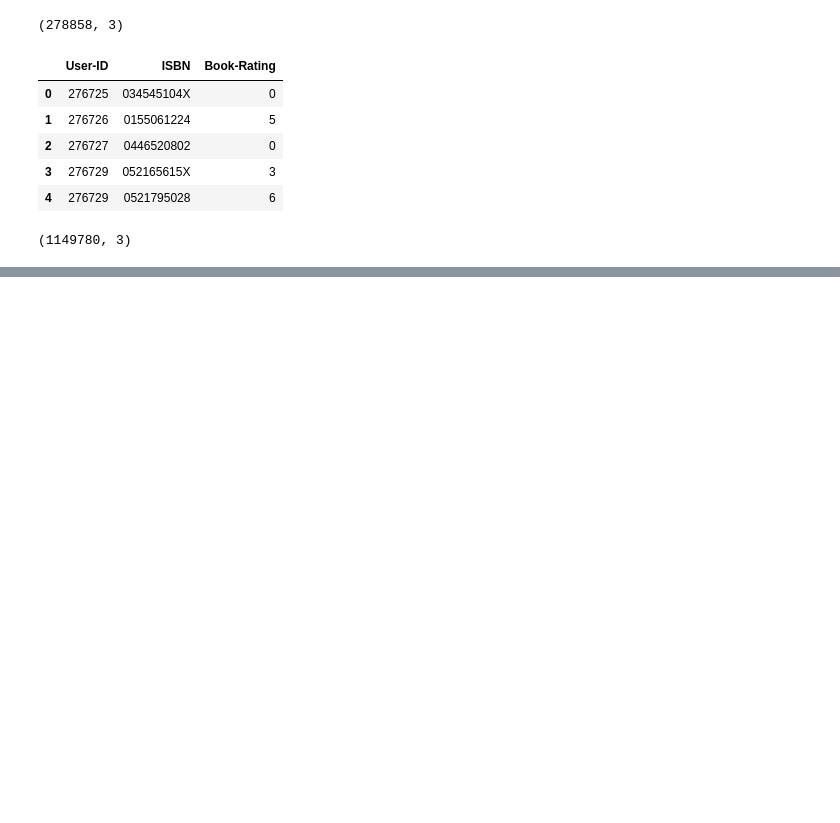
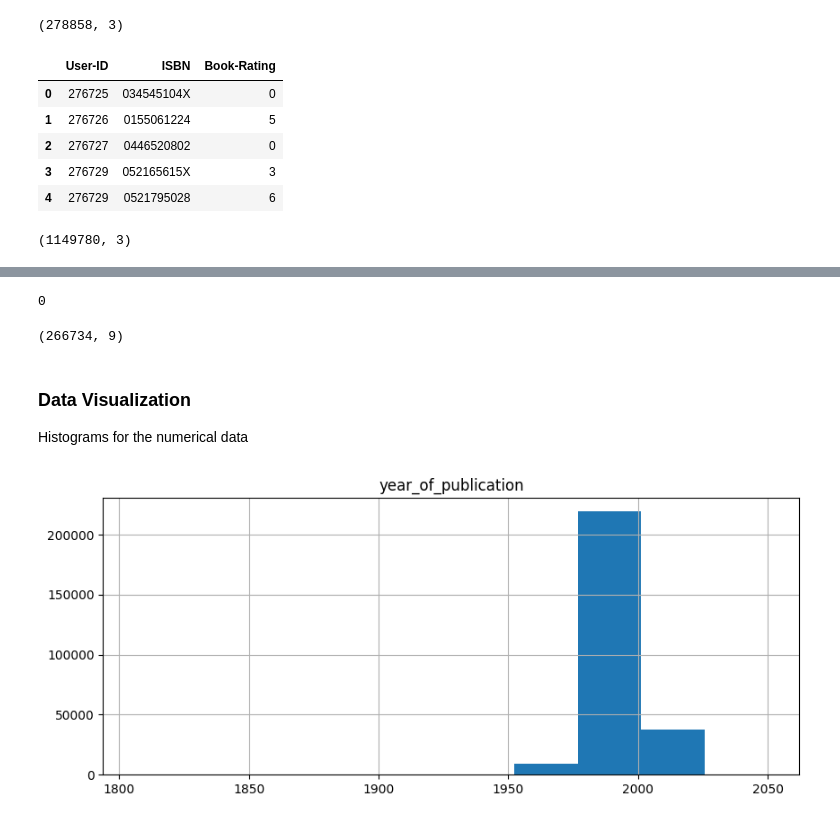
Before and after one commit to PatrickCmd/Book-Recommendation, a Jupyter notebook: notebooks/book_recommendation_eda.ipynb, the cells around one changed output, grey strips where cells are left out. Cells and saved outputs as stored; diff of their text form; code cells hidden in the pictures; blank space fills up the shorter version.

Commit message:
EDA and build search engine for books we like

```diff
--- a/notebooks/book_recommendation_eda.ipynb
+++ b/notebooks/book_recommendation_eda.ipynb
@@ -55,0 +74,3 @@ df_ratings.shape
+# %%
+df_books.columns = df_books.columns.str.lower().str.replace("-", "_")
+df_books.head()
@@ -55,0 +84,7 @@ df_ratings.shape
+# %%
+# Modify the book title to optimize the search later
+# Replace any characters that are not alphanumeric or spaces and lowercase the titles to optimize search
+# Replace more spaces with only one space
+df_books["mod_title"] = df_books["book_title"].str.replace("[^a-zA-Z0-9 ]", "", regex=True)
+df_books["mod_title"] = df_books["mod_title"].str.lower()
+df_books["mod_title"] = df_books["mod_title"].str.replace("\s+", " ", regex=True)
@@ -55,0 +131,2 @@ df_ratings.shape
+# %%
+df_books["year_of_publication"] = pd.to_datetime(df_books["year_of_publication"], errors="coerce", format="%Y")
@@ -55,0 +146,19 @@ df_ratings.shape
+# %%
+df_books.duplicated().sum()
+# %% [output]
+0
+# %%
+df_books.dropna(inplace=True)
+df_books["year_of_publication"] = df_books["year_of_publication"].dt.strftime("%Y").astype("int")
+df_books.shape
+# %% [output]
+(266734, 9)
+# %% [markdown]
+### Data Visualization
+
+Histograms for the numerical data
+# %%
+df_books.hist(bins=10, figsize=(10,4))
+plt.show()
+# %% [output]
+[figure, added]
```
Also changed, not shown: parts of 26 cells of this notebook, 2 other files.
